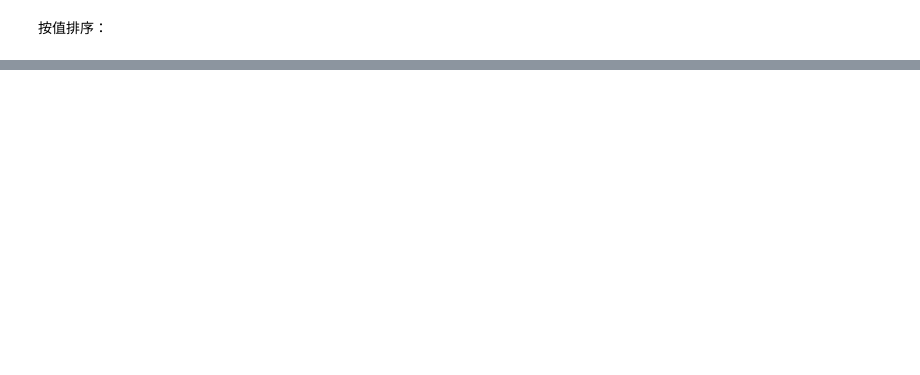
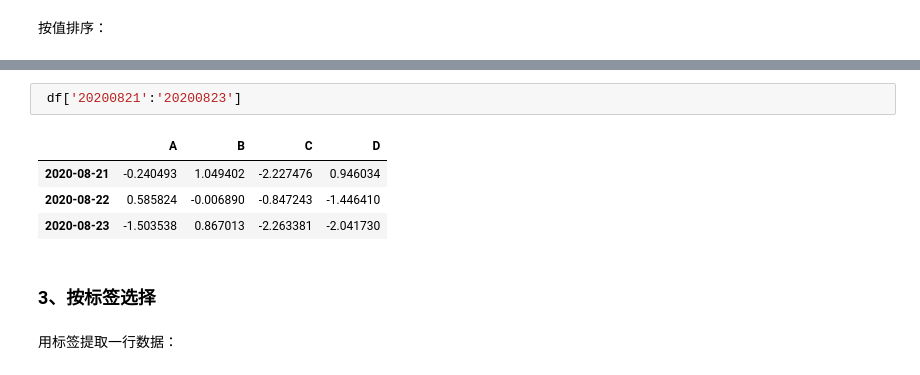
Before and after one commit to mangxiao2018/PandasSample, a Jupyter notebook: 1-入门Pandas.ipynb, the cells around one changed output, grey strips where cells are left out. Saved outputs shown, nothing was run; the diff lists cells and outputs as text; blank space fills up the shorter version.

```diff
--- a/1-入门Pandas.ipynb
+++ b/1-入门Pandas.ipynb
@@ -206,0 +237,11 @@ df.sort_values(by='B')
+# %%
+ df['20200821':'20200823']
+# %% [output]
+|  | A | B | C | D |
+| 2020-08-21 | -0.240493 | 1.049402 | -2.227476 | 0.946034 |
+| 2020-08-22 | 0.585824 | -0.006890 | -0.847243 | -1.446410 |
+| 2020-08-23 | -1.503538 | 0.867013 | -2.263381 | -2.041730 |
+# %% [markdown]
+### 3、按标签选择
+# %% [markdown]
+用标签提取一行数据：
```
Also changed, not shown: parts of 21 cells of this notebook.
